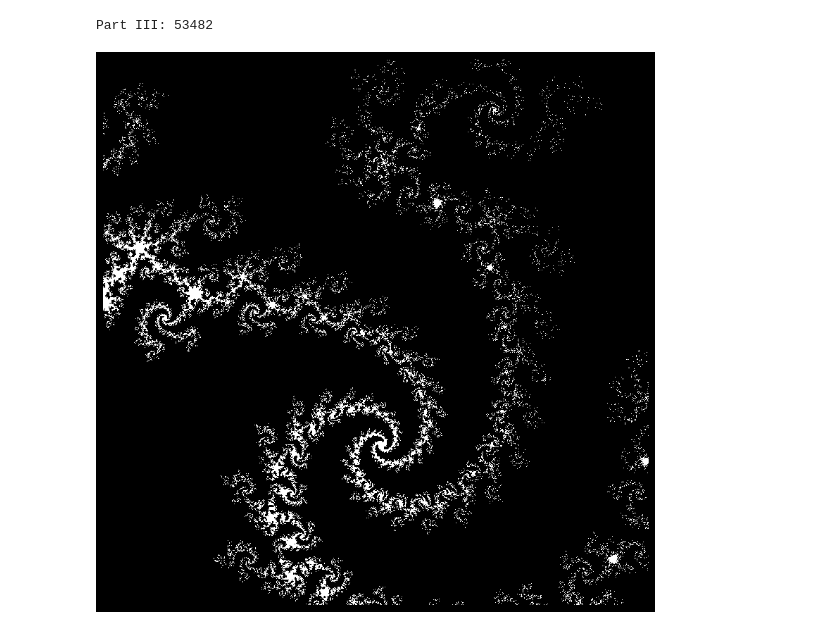
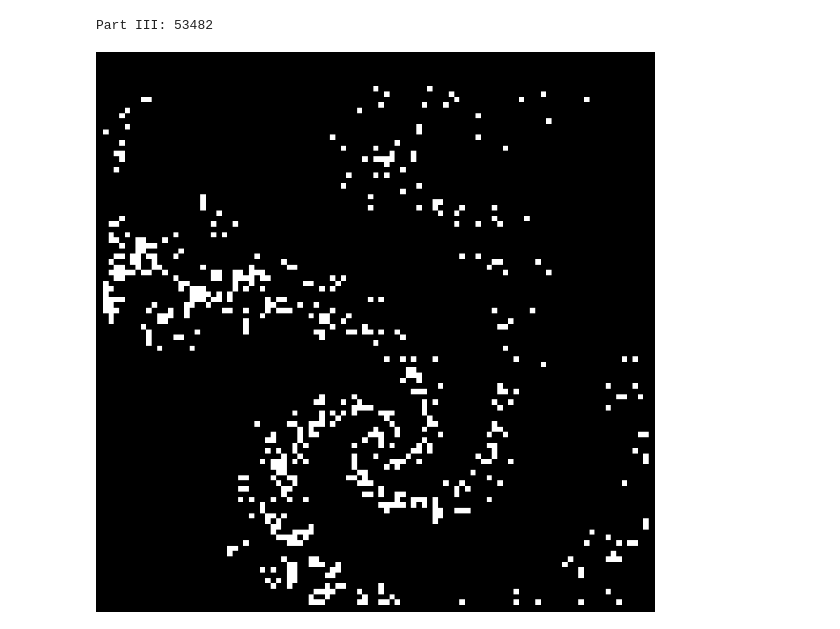
Before and after one commit to JanBergsma/everybody_codes, a Jupyter notebook: The Song of Ducks and Dragons 2025/src/quest2.ipynb, the cells around one changed output. Cells and saved outputs as stored; diff of their text form; code cells hidden in the pictures.

```diff
--- a/The Song of Ducks and Dragons 2025/src/quest2.ipynb
+++ b/The Song of Ducks and Dragons 2025/src/quest2.ipynb
@@ -588,10 +588,10 @@ print(f'Part III: {partIII(notes3)}')  # still slow 40 seconds
 # %% [output]
 Part III: 53482
 # %%
-X, Y = map(int, re.findall(r'[-+]?\d+', notes3))
+X, Y = map(int, re.findall(r'[-+]?\d+', notes2))
 
 A = ComplexNumber(X, Y)
-g = GridII(width=1001)
+g = GridII(width=101)
 g.display_grid(A)
 # %% [output]
-[figure, old version]
+[figure, new version]
```
Also changed, not shown: parts of 1 cell of this notebook, 1 other file.
